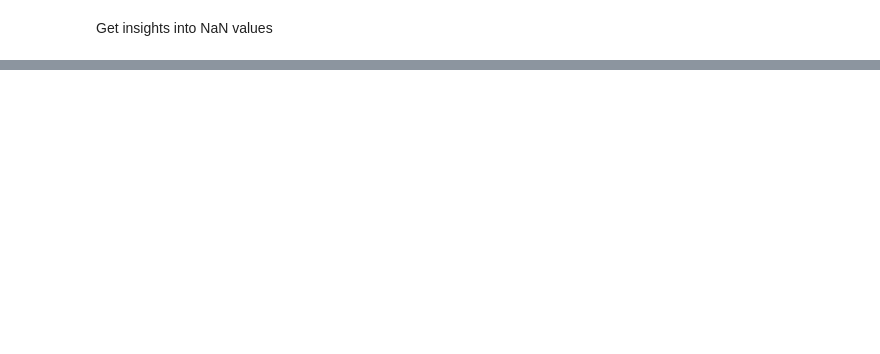
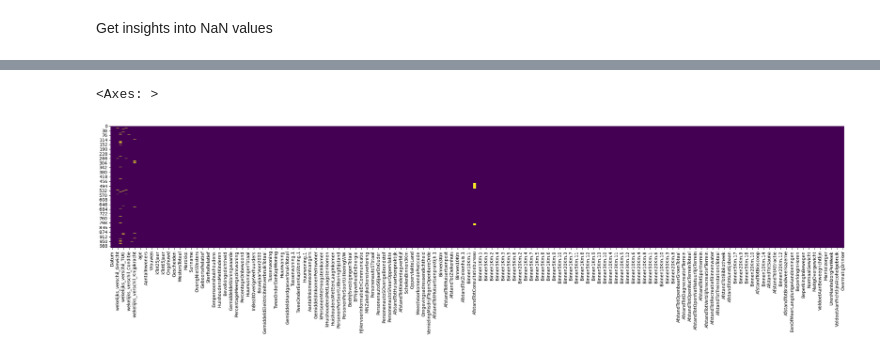
Before and after one commit to Siverty/BD-04-Zuyd_Hogeschool_2023, a Jupyter notebook: 3. Verkennende data analyse.ipynb, the cells around one changed output, grey strips where cells are left out. Cells and saved outputs as stored; diff of their text form; code cells hidden in the pictures; blank space fills up the shorter version.

```diff
--- a/3. Verkennende data analyse.ipynb
+++ b/3. Verkennende data analyse.ipynb
@@ -120,0 +124,7 @@ df_healthylife_cbs.drop(columns=nan_columns, inplace=True)
+# %%
+# View a plot with all NaN values Yellow
+fig, ax = plt.subplots(figsize=(30, 5))
+sns.heatmap(df_healthylife_cbs.isnull(),cbar=False,cmap='viridis')
+# %% [output]
+<Axes: >
+[figure, added]
```
Also changed, not shown: parts of 14 cells of this notebook, 5 other files.
